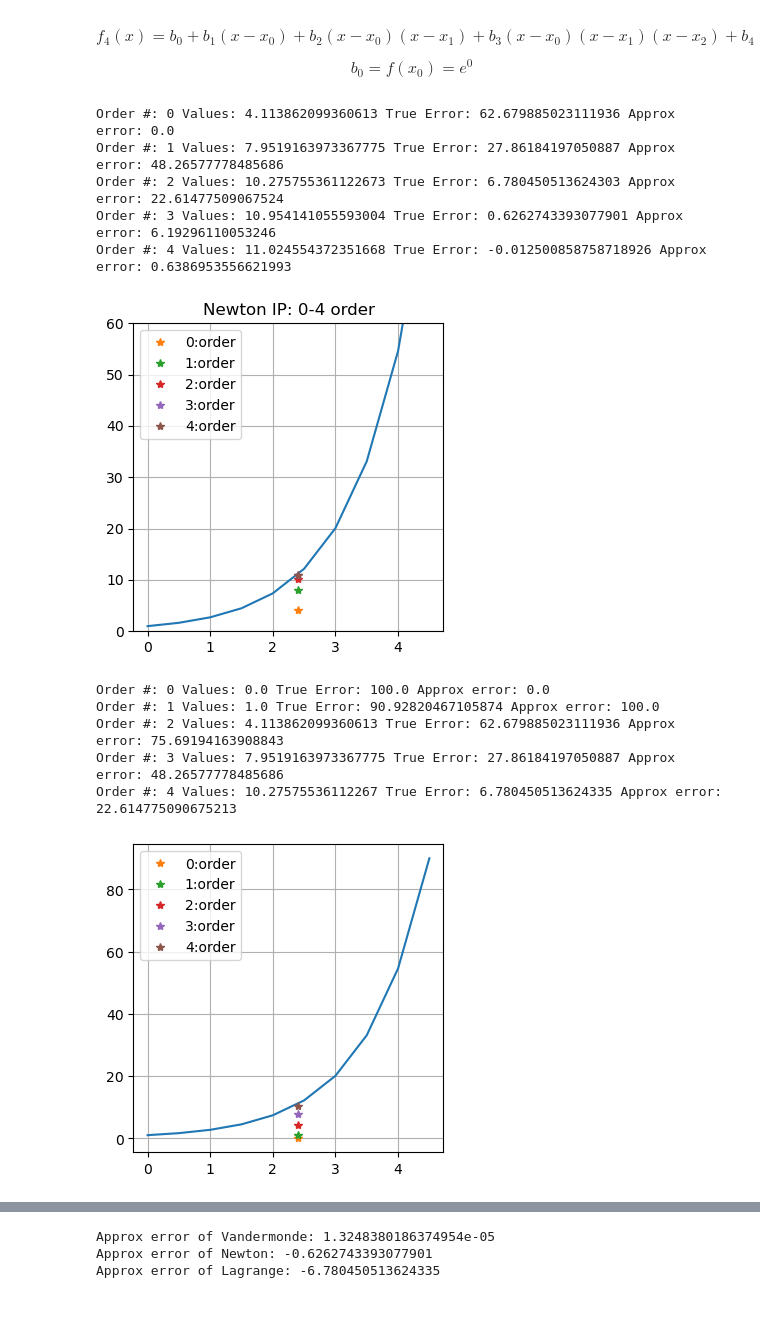
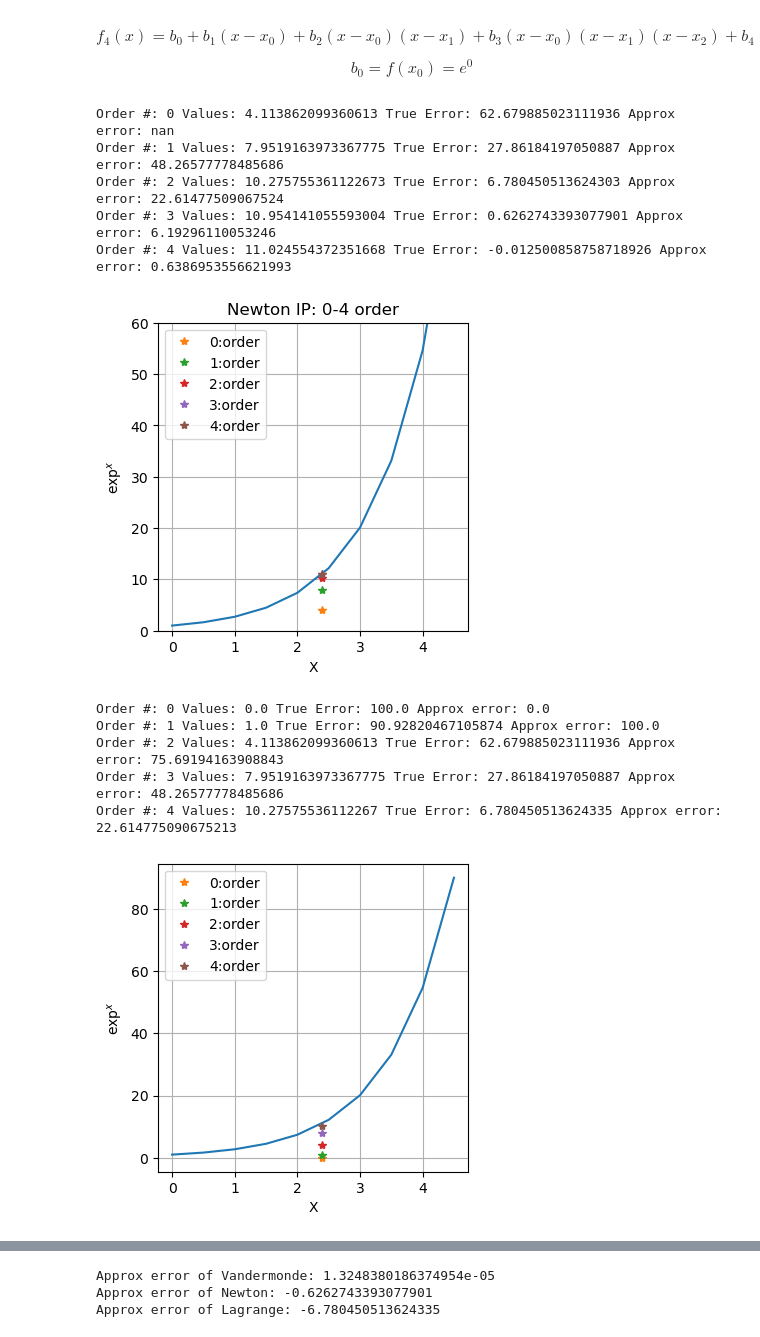
Before and after one commit to Ben-Corner/GOPH619_Labs, a Jupyter notebook: Lab1/619_Lab1.ipynb, the cells around one changed output, grey strips where cells are left out. Saved outputs shown, nothing was run; the diff lists cells and outputs as text; code cells hidden in the pictures; blank space fills up the shorter version.

```diff
--- a/Lab1/619_Lab1.ipynb
+++ b/Lab1/619_Lab1.ipynb
@@ -302,37 +302,38 @@ def divide_diff(X,Y,n,xx,y0):
 
 
 ####Plot and compute
 answer_n = divide_diff(X_n,Y_n,n,xx,Y_n[0])
 answer_n
 Answer_n = np.zeros(n)
 et_n = np.zeros(n)
 ea_n = np.zeros(n)
 for i in range(n-1):
-    ea[i] = ((Answer_n[i+1] - Answer_n[i]) / Answer_n[i+1]) * 100
+    ea_n[i] = ((Answer_n[i+1] - Answer_n[i]) / Answer_n[i+1]) * 100
 plt.figure(figsize = (4,4))
 plt.plot(X_a, Y_a)
 plt.ylim(0,60)
 plt.title("Newton IP: 0-4 order")
 for i in range(n):
     Answer_n[i] = divide_diff(X_n,Y_n,i+1,xx,Y_n[0])
     et_n[i] = ((true - Answer_n[i]) / true) * 100
     plt.plot(2.4, Answer_n[i], '*', label = f"{i}:order")
 
 for i in range(n-1):
     ea_n[i+1] = ((Answer_n[i+1] - Answer_n[i]) / Answer_n[i+1]) * 100
 for i in range(n):
     print("Order #:", i,"Values:", Answer_n[i], "True Error:", et_n[i], "Approx error:", ea_n[i])
-
+plt.xlabel("X")
+plt.ylabel(r"$\exp^{x}$")
 plt.legend()
 plt.grid()
 plt.show()
 # %% [output]
-Order #: 0 Values: 4.113862099360613 True Error: 62.679885023111936 Approx error: 0.0
+Order #: 0 Values: 4.113862099360613 True Error: 62.679885023111936 Approx error: nan
 Order #: 1 Values: 7.9519163973367775 True Error: 27.86184197050887 Approx error: 48.26577778485686
 Order #: 2 Values: 10.275755361122673 True Error: 6.780450513624303 Approx error: 22.61477509067524
 Order #: 3 Values: 10.954141055593004 True Error: 0.6262743393077901 Approx error: 6.19296110053246
 Order #: 4 Values: 11.024554372351668 True Error: -0.012500858758718926 Approx error: 0.6386953556621993
-[figure, old version]
+[figure, new version]
 # %%
 # #Loop to get newton values to plot
 # R = np.zeros(X_n.shape)
@@ -374,6 +375,8 @@ for i in range(n-1):
         ea_l[i+1] = ((Answer_L[i+1] - Answer_L[i]) / Answer_L[i+1]) * 100
 for i in range(n):
     print("Order #:", i,"Values:", Answer_L[i], "True Error:", et_l[i], "Approx error:", ea_l[i])
+plt.xlabel("X")
+plt.ylabel(r"$\exp^{x}$")
 plt.legend()
 plt.grid()
 plt.show()
@@ -383,7 +386,7 @@ Order #: 1 Values: 1.0 True Error: 90.92820467105874 Approx error: 100.0
 Order #: 2 Values: 4.113862099360613 True Error: 62.679885023111936 Approx error: 75.69194163908843
 Order #: 3 Values: 7.9519163973367775 True Error: 27.86184197050887 Approx error: 48.26577778485686
 Order #: 4 Values: 10.27575536112267 True Error: 6.780450513624335 Approx error: 22.614775090675213
-[figure, old version]
+[figure, new version]
 # %%
 #Plot exp(2.4) against order #
 n = 4+1
```
Also changed, not shown: parts of 4 cells of this notebook.
